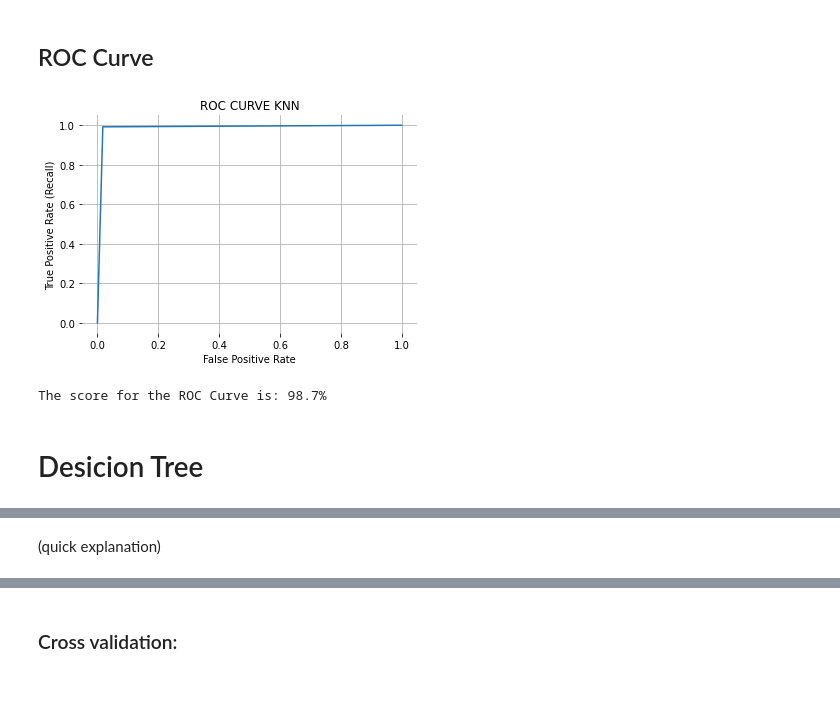
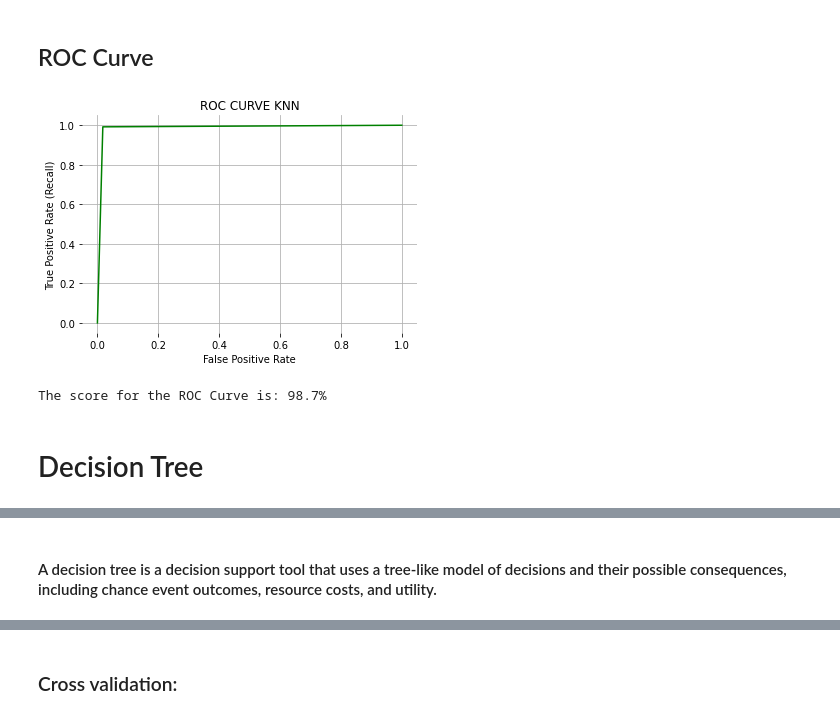
Before and after one commit to haimgoldfisher/Data_Sience_Intro_Final_Project, a Jupyter notebook: NoteBook3 - Machine Learning - Classificaion Model.ipynb, the cells around one changed output, grey strips where cells are left out. Drawn from its saved outputs; the diff is of its cells as text; code cells hidden in the pictures; blank space fills up the shorter version.

```diff
--- a/NoteBook3 - Machine Learning - Classificaion Model.ipynb
+++ b/NoteBook3 - Machine Learning - Classificaion Model.ipynb
@@ -446,24 +471,24 @@ Text(33.0, 0.5, 'Actual')
 # %%
 fpr, tpr, _= roc_curve(y_test, y_pred)
 auc= roc_auc_score(y_test, y_pred)
-plt.plot(fpr, tpr, label="auc="+str(auc))
+plt.plot(fpr, tpr, label="auc="+str(auc), color='g')
 plt.box(False)
 plt.title('ROC CURVE KNN')
 plt.xlabel('False Positive Rate')
 plt.ylabel('True Positive Rate (Recall)')
 plt.grid(True)
 plt.show()
 
 knn_auc = round(auc,3)*100
 
 print(f"The score for the ROC Curve is: {round(auc,3)*100}%")
 # %% [output]
-[figure, old version]
+[figure, new version]
 The score for the ROC Curve is: 98.7%
 # %% [markdown]
-# Desicion Tree
+# Decision Tree
 # %% [markdown]
 ![image.png](attachment:image.png)
-# %% [markdown]
-(quick explanation)
+# %% [markdown]
+#### A decision tree is a decision support tool that uses a tree-like model of decisions and their possible consequences, including chance event outcomes, resource costs, and utility.
 # %%
```
Also changed, not shown: parts of 51 cells of this notebook.
